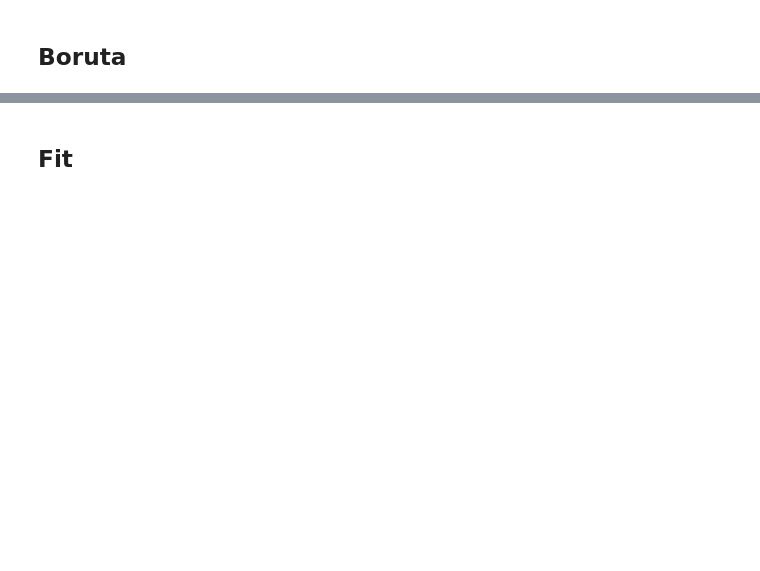
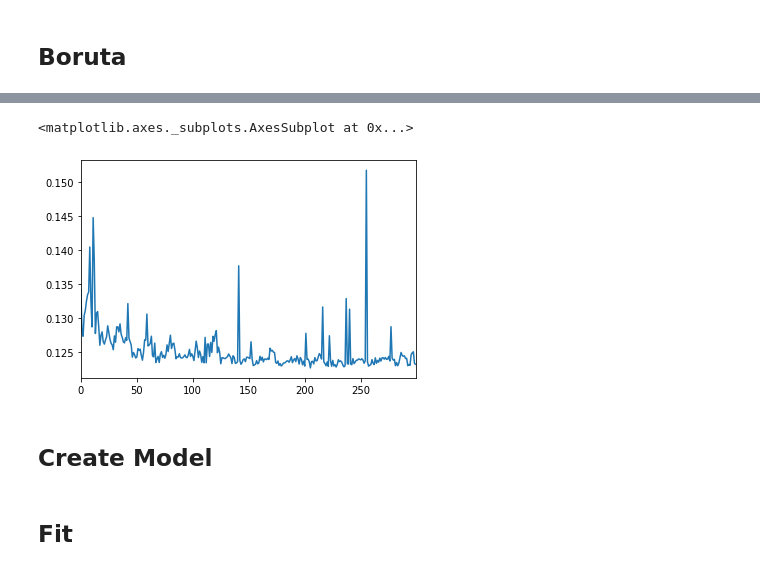
Before and after one commit to ryotayashima/Kaggle, a Jupyter notebook: GettingStart/HousePrices/new/xgboost.ipynb, the cells around one changed output, grey strips where cells are left out. Drawn from its saved outputs; the diff is of its cells as text; code cells hidden in the pictures; blank space fills up the shorter version.

```diff
--- a/GettingStart/HousePrices/new/xgboost.ipynb
+++ b/GettingStart/HousePrices/new/xgboost.ipynb
@@ -435,0 +509,8 @@ BorutaPy(alpha=0.05,
+# %%
+df_hist = study.trials_dataframe()
+df_hist.value.plot()
+# %% [output]
+<matplotlib.axes._subplots.AxesSubplot at 0x...>
+[figure, added]
+# %% [markdown]
+## Create Model
```
Also changed, not shown: parts of 33 cells of this notebook, 1 other file.
